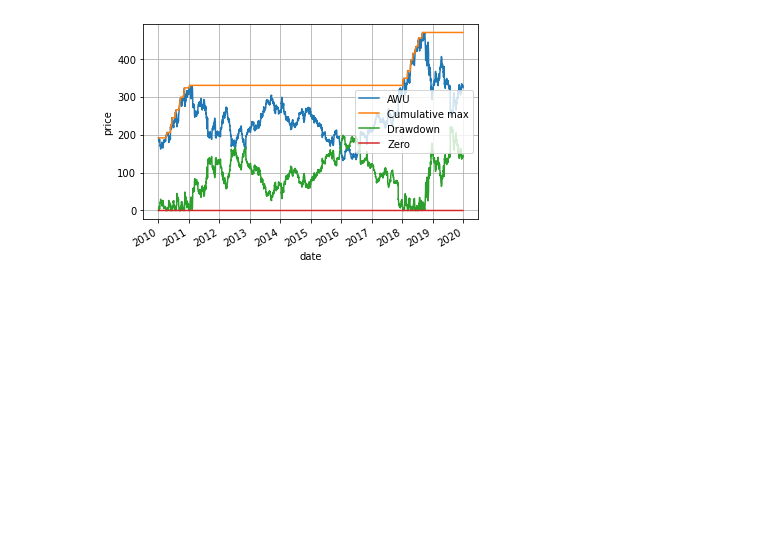
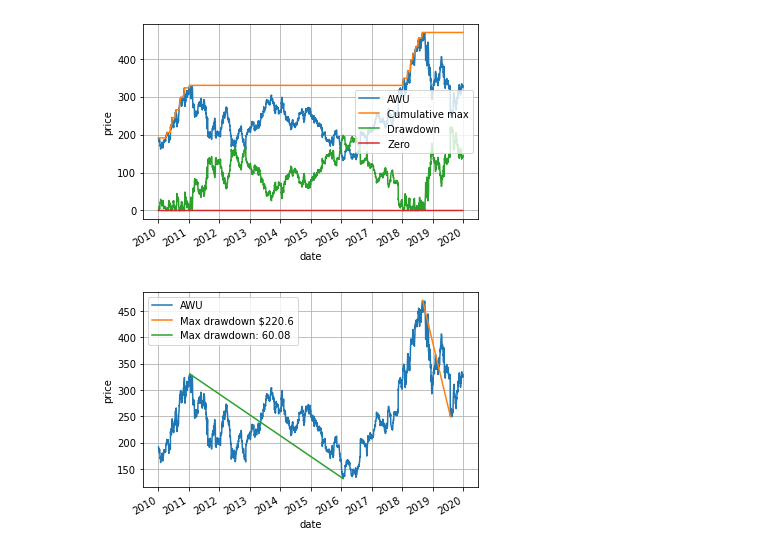
Before and after one commit to marctimjen/algorithmic-trading-with-python, a Jupyter notebook: scripts/plots/chapter 2.ipynb, the cells around one changed output. Cells and saved outputs as stored; diff of their text form; code cells hidden in the pictures; blank space fills up the shorter version.

```diff
--- a/scripts/plots/chapter 2.ipynb
+++ b/scripts/plots/chapter 2.ipynb
@@ -182,3 +182,28 @@ stonks = {f"AWU": awu["close"],
 plot_function(stonks)
 # %% [output]
 [figure]
+# %%
+#  Figure 2.12:
+
+awu_max_draw = metrics.calculate_max_drawdown_with_metadata(awu["close"], method="dollar")
+awu_max_draw_log = metrics.calculate_max_drawdown_with_metadata(awu["close"], method="log")
+
+nr_days = (awu_max_draw["trough_date"]-awu_max_draw["peak_date"]).days
+nr_days_log = (awu_max_draw_log["trough_date"]-awu_max_draw_log["peak_date"]).days
+
+line = np.linspace(awu_max_draw["peak_price"], awu_max_draw["trough_price"], nr_days)
+line = pd.Series(line)
+line.index = [i for i in daterange(awu_max_draw["peak_date"], awu_max_draw["trough_date"])]
+
+line_log = np.linspace(awu_max_draw_log["peak_price"], awu_max_draw_log["trough_price"], nr_days_log)
+line_log = pd.Series(line_log)
+line_log.index = [i for i in daterange(awu_max_draw_log["peak_date"],awu_max_draw_log["trough_date"])]
+
+stonks = {f"AWU": awu["close"],
+          f"Max drawdown ${awu_max_draw['max_drawdown']}": line,
+          f"Max drawdown: {round(100 - 100*awu_max_draw_log['trough_price']/awu_max_draw_log['peak_price'], 2)}": line_log
+          }
+
+plot_function(stonks)
+# %% [output]
+[figure, added]
```
Also changed, not shown: parts of 4 cells of this notebook, 1 other file.
